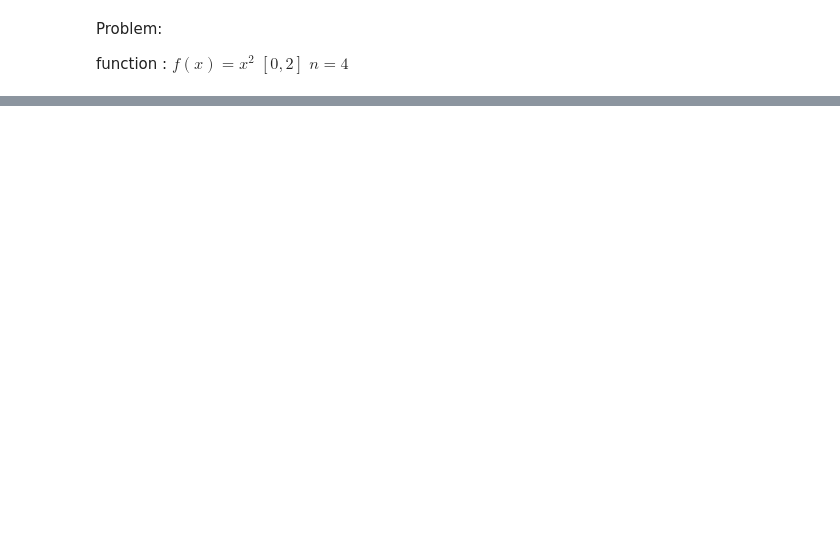
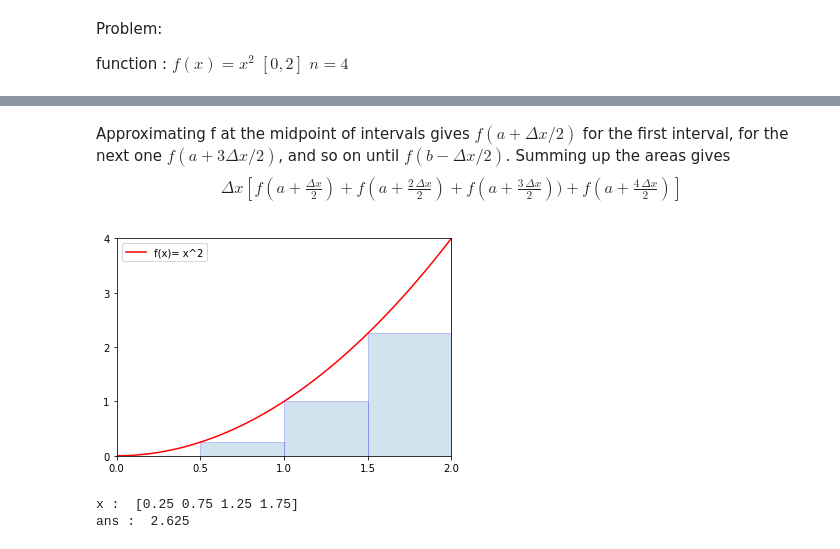
Before and after one commit to misakimeidaisuki/num_py_homework, a Jupyter notebook: test5_10730612.ipynb, the cells around one changed output, grey strips where cells are left out. Drawn from its saved outputs; the diff is of its cells as text; code cells hidden in the pictures; blank space fills up the shorter version.

```diff
--- a/test5_10730612.ipynb
+++ b/test5_10730612.ipynb
@@ -86,0 +134,45 @@ ans :  2.5
+# %% [markdown]
+Approximating f at the midpoint of intervals gives $ f(a +\Delta x/2) $  for the first interval, for the next one $ f(a + 3\Delta x/2)$, and so on until $f(b − \Delta x/2)$.
+Summing up the areas gives
+$$ \Delta x\left[ f(a+ {\tfrac {\Delta x}{2}} )+f(a+{\tfrac {2\,\Delta x}{2}}) +f(a+{\tfrac {3\,\Delta x}{2}}) ) +f(a+{\tfrac {4\,\Delta x}{2}}) \right] $$
+# %%
+import numpy as np
+import matplotlib.pyplot as plt
+
+x = np.linspace(0, 2, 50)
+y1 = x**2
+
+plt.figure()
+#set x limits
+plt.xlim((0, 2))
+plt.ylim((0, 4))
+
+# set new sticks
+new_sticks = np.linspace(0, 2, 5)
+plt.xticks(new_sticks)
+# set tick labels
+plt.yticks(np.arange(0, 5, step=1))
+
+# set line styles
+l1, = plt.plot(x, y1, label='f(x)= x^2', color="red")
+plt.legend(loc='upper left')
+
+x = np.arange(a+deltax/2, b, deltax)
+x_mid = (x[:-1] + x[1:])/2 # Midpoints
+y_mid = x_mid**2
+
+plt.bar(x_mid, y_mid, align='edge', width=0.5, alpha=0.2, edgecolor="blue")
+
+plt.show()
+# %% [output]
+[figure, added]
+# %%
+x = np.arange(a+deltax/2, b, deltax)
+y1=x**2
+result2 = deltax*np.sum(y1)
+
+print("x : ", x)
+print("ans : ", result2)
+# %% [output]
+x :  [0.25 0.75 1.25 1.75]
+ans :  2.625
```
Also changed, not shown: parts of 7 cells of this notebook.
